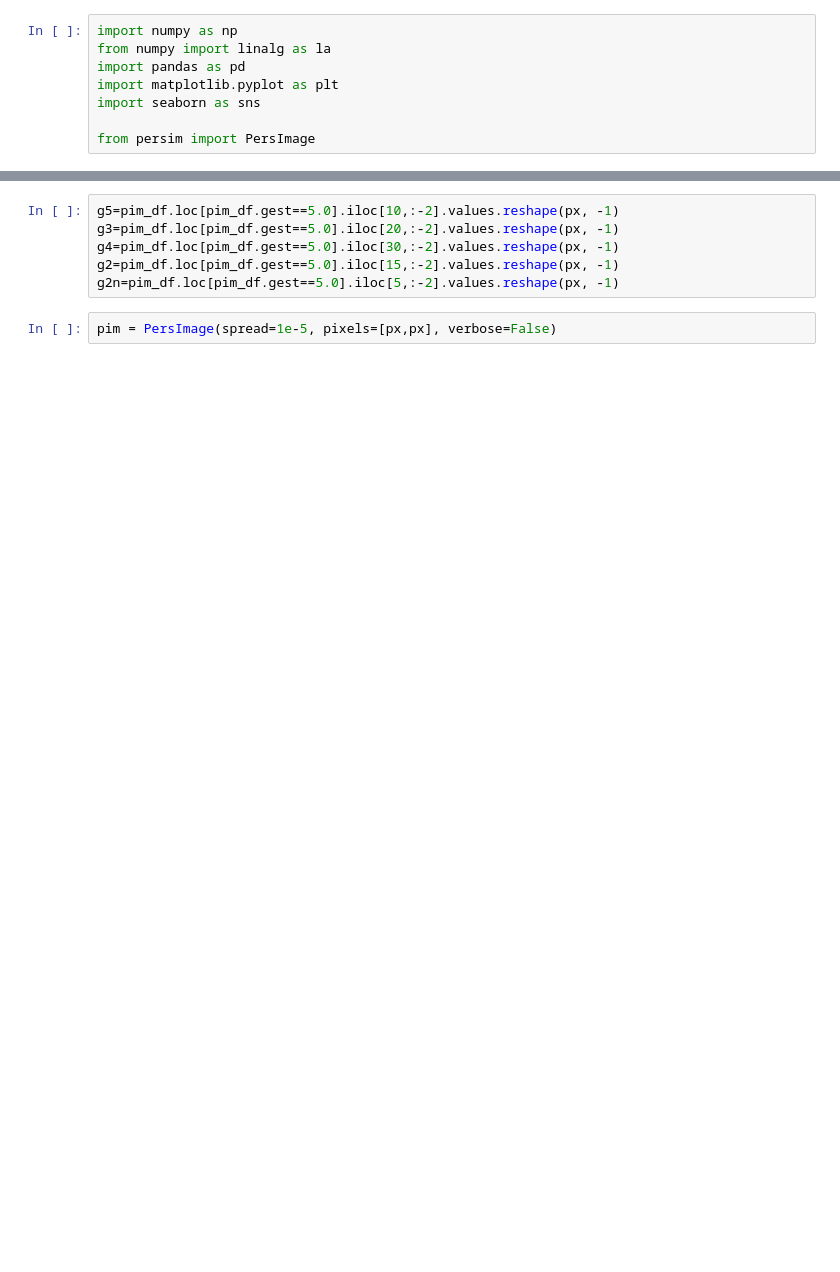
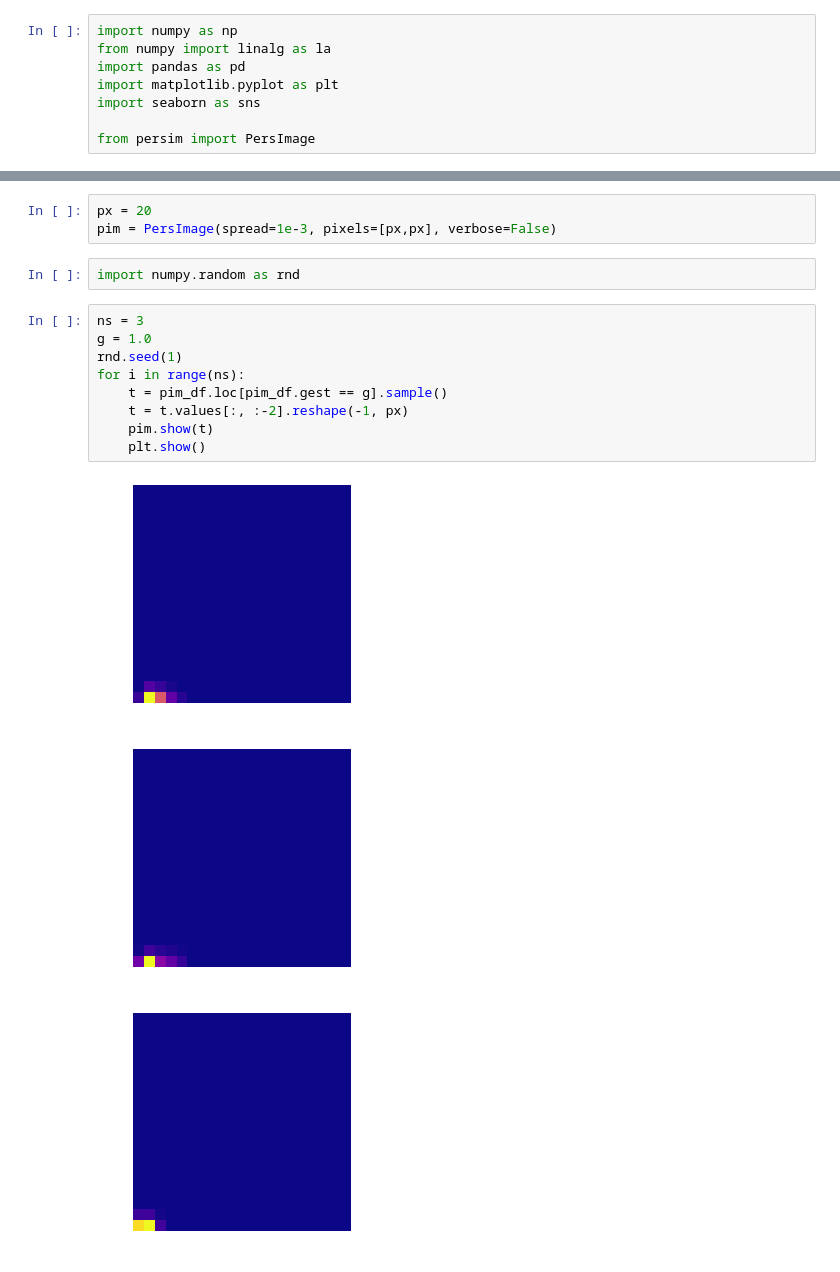
Before and after one commit to samvoisin/TDAforGesturePredictionsEMG, a Jupyter notebook: pim_df_EDA.ipynb, the cells around one changed output, grey strips where cells are left out. Cells and saved outputs as stored; diff of their text form; blank space fills up the shorter version.

```diff
--- a/pim_df_EDA.ipynb
+++ b/pim_df_EDA.ipynb
@@ -52,8 +25,18 @@ print(sum(np.isclose(g4, g3)))
-# %%
-g5=pim_df.loc[pim_df.gest==5.0].iloc[10,:-2].values.reshape(px, -1)
-g3=pim_df.loc[pim_df.gest==5.0].iloc[20,:-2].values.reshape(px, -1)
-g4=pim_df.loc[pim_df.gest==5.0].iloc[30,:-2].values.reshape(px, -1)
-g2=pim_df.loc[pim_df.gest==5.0].iloc[15,:-2].values.reshape(px, -1)
-g2n=pim_df.loc[pim_df.gest==5.0].iloc[5,:-2].values.reshape(px, -1)
 # %%
-pim = PersImage(spread=1e-5, pixels=[px,px], verbose=False)
+px = 20
+pim = PersImage(spread=1e-3, pixels=[px,px], verbose=False)
+# %%
+import numpy.random as rnd
+# %%
+ns = 3
+g = 1.0
+rnd.seed(1)
+for i in range(ns):
+    t = pim_df.loc[pim_df.gest == g].sample()
+    t = t.values[:, :-2].reshape(-1, px)
+    pim.show(t)
+    plt.show()
+# %% [output]
+[figure, added]
+[figure, added]
+[figure, added]
```
Also changed, not shown: parts of 13 cells of this notebook, 7 other files.
